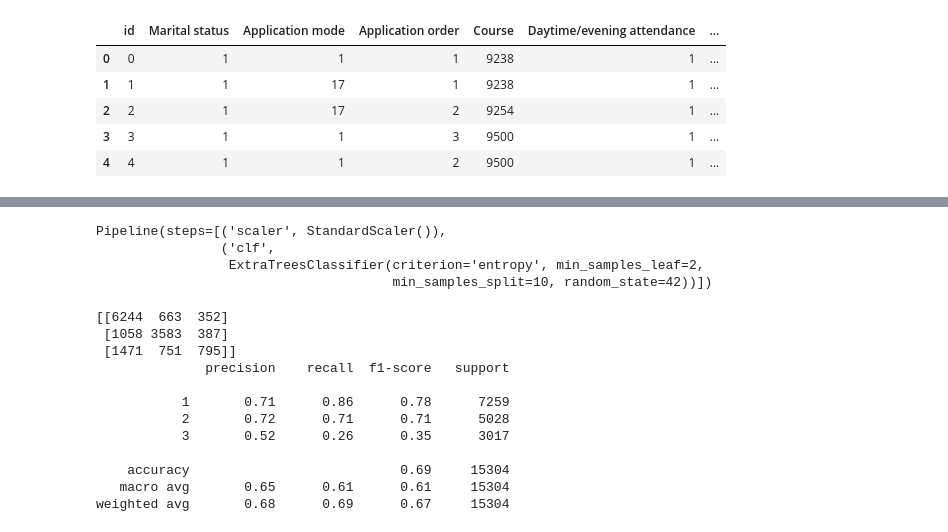
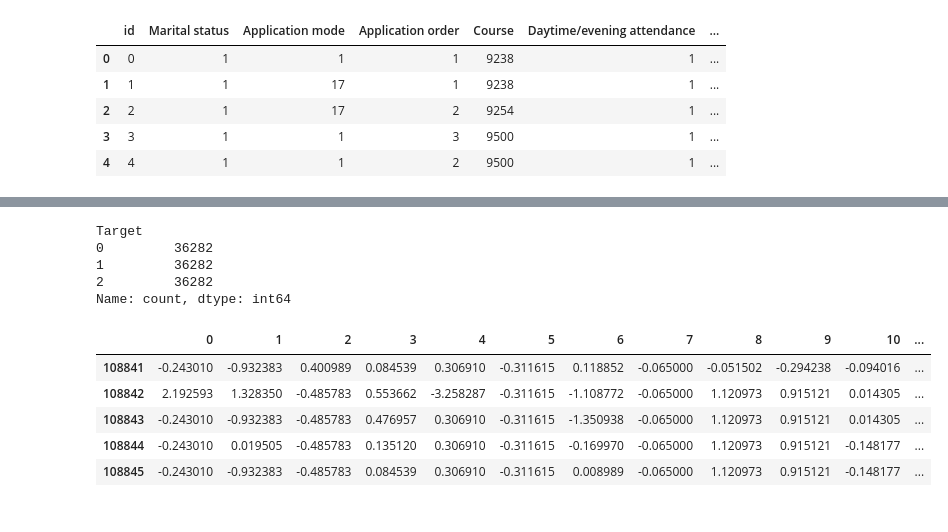
Before and after one commit to mvfelipelli/Labs, a Jupyter notebook: Firsts Notes/playground_kaggle_new.ipynb, the cells around one changed output, grey strips where cells are left out. Drawn from its saved outputs; the diff is of its cells as text; code cells hidden in the pictures.

```diff
--- a/Firsts Notes/playground_kaggle_new.ipynb
+++ b/Firsts Notes/playground_kaggle_new.ipynb
@@ -52,0 +100,2 @@ df.head()
+# %%
+df.drop('id', axis=1, inplace=True)
@@ -70,9 +114,0 @@ print(predict_students_dropout_and_academic_success.variables)
-# %%
-# Criar um dicionário de mapeamento
-target_map = {
-    'Graduate': 1,
-    'Dropout': 2,
-    'Enrolled': 3
-}
-
-y['Target'] = y['Target'].map(target_map)
@@ -355,28 +115,25 @@ GridSearchCV(cv=5,
-# %%
-grid_search.best_estimator_
-# %% [output]
-Pipeline(steps=[('scaler', StandardScaler()),
-                ('clf',
-                 ExtraTreesClassifier(criterion='entropy', min_samples_leaf=2,
-                                      min_samples_split=10, random_state=42))])
-# %%
-model = grid_search.best_estimator_
-model.fit(X_train, y_train)
-
-# Avaliação
-y_pred = model.predict(X_test)
-print(confusion_matrix(y_test, y_pred))
-print(classification_report(y_test, y_pred))
-# %% [output]
-[[6244  663  352]
- [1058 3583  387]
- [1471  751  795]]
-              precision    recall  f1-score   support
-
-           1       0.71      0.86      0.78      7259
-           2       0.72      0.71      0.71      5028
-           3       0.52      0.26      0.35      3017
-
-    accuracy                           0.69     15304
-   macro avg       0.65      0.61      0.61     15304
-weighted avg       0.68      0.69      0.67     15304
+# %%
+mdl_smote = SMOTE(random_state=100)
+
+X_res, y_res = mdl_smote.fit_resample(X,y)
+# %%
+pd.DataFrame(y_res).value_counts()
+# %% [output]
+Target
+0         36282
+1         36282
+2         36282
+Name: count, dtype: int64
+# %%
+# Normalizar os dados
+mdl_scaler = StandardScaler()
+X_scaler = mdl_scaler.fit_transform(X_res)
+# %%
+pd.DataFrame(X_scaler).tail()
+# %% [output]
+|  | 0 | 1 | 2 | 3 | 4 | 5 | 6 | 7 | 8 | 9 | 10 | ... |
+| 108841 | -0.243010 | -0.932383 | 0.400989 | 0.084539 | 0.306910 | -0.311615 | 0.118852 | -0.065000 | -0.051502 | -0.294238 | -0.094016 | ... |
+| 108842 | 2.192593 | 1.328350 | -0.485783 | 0.553662 | -3.258287 | -0.311615 | -1.108772 | -0.065000 | 1.120973 | 0.915121 | 0.014305 | ... |
+| 108843 | -0.243010 | -0.932383 | -0.485783 | 0.476957 | 0.306910 | -0.311615 | -1.350938 | -0.065000 | 1.120973 | 0.915121 | 0.014305 | ... |
+| 108844 | -0.243010 | 0.019505 | -0.485783 | 0.135120 | 0.306910 | -0.311615 | -0.169970 | -0.065000 | 1.120973 | 0.915121 | -0.148177 | ... |
+| 108845 | -0.243010 | -0.932383 | -0.485783 | 0.084539 | 0.306910 | -0.311615 | 0.008989 | -0.065000 | 1.120973 | 0.915121 | -0.148177 | ... |
```
Also changed, not shown: parts of 38 cells of this notebook.
